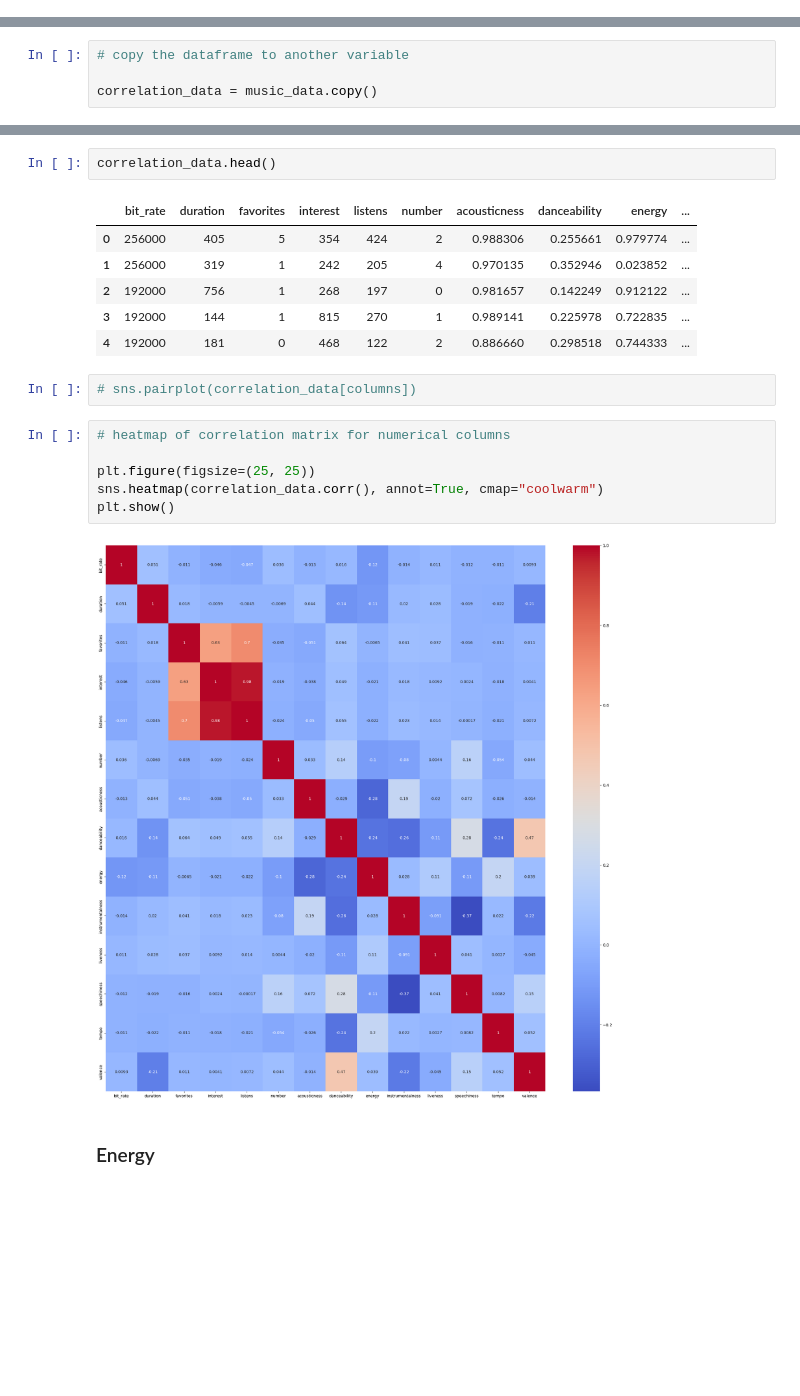
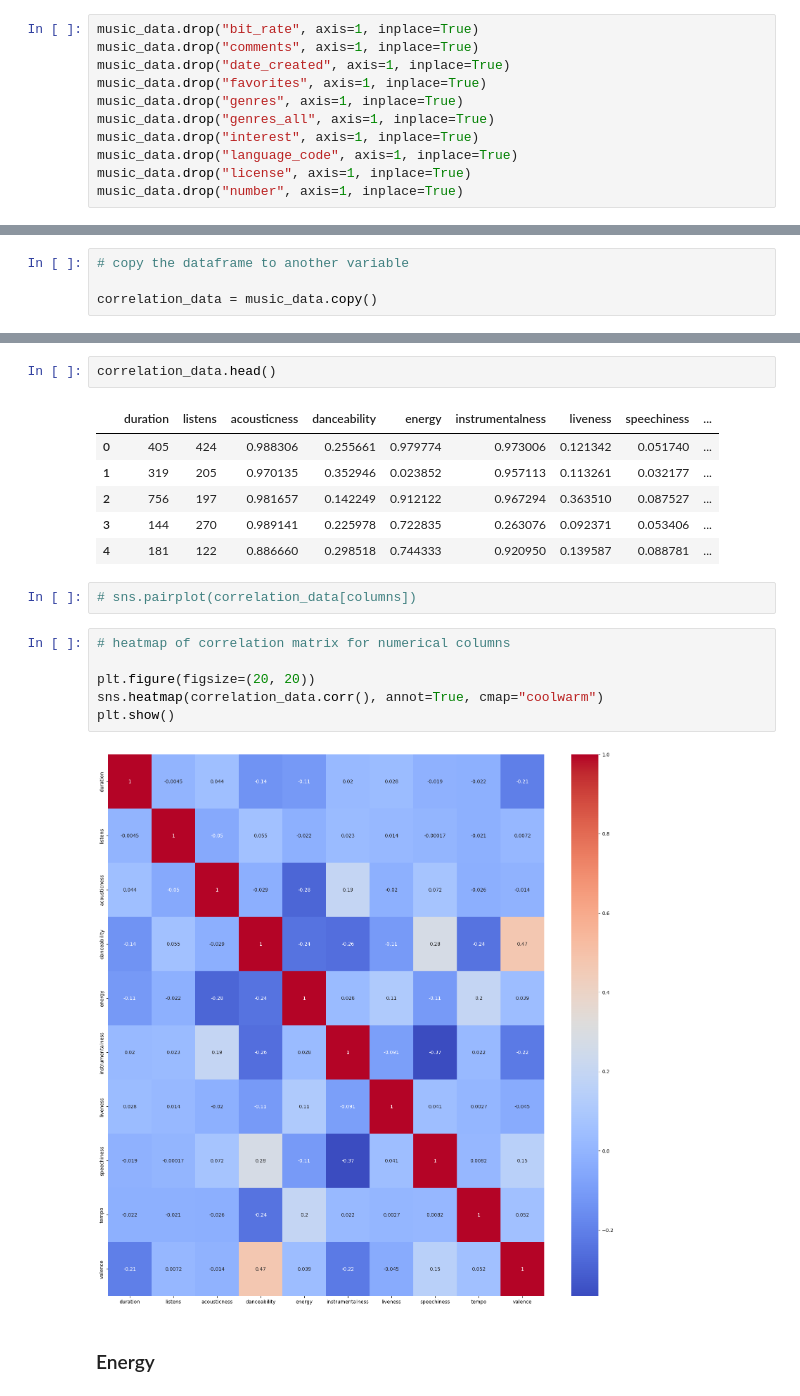
Before and after one commit to gajokremer/AI-Final-Project, a Jupyter notebook: code/Final_Project.ipynb, the cells around one changed output, grey strips where cells are left out. Drawn from its saved outputs; the diff is of its cells as text; blank space fills up the shorter version.

```diff
--- a/code/Final_Project.ipynb
+++ b/code/Final_Project.ipynb
@@ -232,0 +346,11 @@ memory usage: 900.5+ KB
+# %%
+music_data.drop("bit_rate", axis=1, inplace=True)
+music_data.drop("comments", axis=1, inplace=True)
+music_data.drop("date_created", axis=1, inplace=True)
+music_data.drop("favorites", axis=1, inplace=True)
+music_data.drop("genres", axis=1, inplace=True)
+music_data.drop("genres_all", axis=1, inplace=True)
+music_data.drop("interest", axis=1, inplace=True)
+music_data.drop("language_code", axis=1, inplace=True)
+music_data.drop("license", axis=1, inplace=True)
+music_data.drop("number", axis=1, inplace=True)
@@ -260,22 +406,22 @@ correlation_data = correlation_data[columns]
 # %%
 correlation_data.head()
 # %% [output]
-|  | bit_rate | duration | favorites | interest | listens | number | acousticness | danceability | energy | ... |
-| 0 | 256000 | 405 | 5 | 354 | 424 | 2 | 0.988306 | 0.255661 | 0.979774 | ... |
-| 1 | 256000 | 319 | 1 | 242 | 205 | 4 | 0.970135 | 0.352946 | 0.023852 | ... |
-| 2 | 192000 | 756 | 1 | 268 | 197 | 0 | 0.981657 | 0.142249 | 0.912122 | ... |
-| 3 | 192000 | 144 | 1 | 815 | 270 | 1 | 0.989141 | 0.225978 | 0.722835 | ... |
-| 4 | 192000 | 181 | 0 | 468 | 122 | 2 | 0.886660 | 0.298518 | 0.744333 | ... |
+|  | duration | listens | acousticness | danceability | energy | instrumentalness | liveness | speechiness | ... |
+| 0 | 405 | 424 | 0.988306 | 0.255661 | 0.979774 | 0.973006 | 0.121342 | 0.051740 | ... |
+| 1 | 319 | 205 | 0.970135 | 0.352946 | 0.023852 | 0.957113 | 0.113261 | 0.032177 | ... |
+| 2 | 756 | 197 | 0.981657 | 0.142249 | 0.912122 | 0.967294 | 0.363510 | 0.087527 | ... |
+| 3 | 144 | 270 | 0.989141 | 0.225978 | 0.722835 | 0.263076 | 0.092371 | 0.053406 | ... |
+| 4 | 181 | 122 | 0.886660 | 0.298518 | 0.744333 | 0.920950 | 0.139587 | 0.088781 | ... |
 # %%
 # sns.pairplot(correlation_data[columns])
 # %%
 # heatmap of correlation matrix for numerical columns
 
-plt.figure(figsize=(25, 25))
+plt.figure(figsize=(20, 20))
 sns.heatmap(correlation_data.corr(), annot=True, cmap="coolwarm")
 plt.show()
 # %% [output]
-[figure, old version]
+[figure, new version]
 # %% [markdown]
 ### Energy
 # %% [markdown]
```
Also changed, not shown: parts of 18 cells of this notebook, 1 other file.
